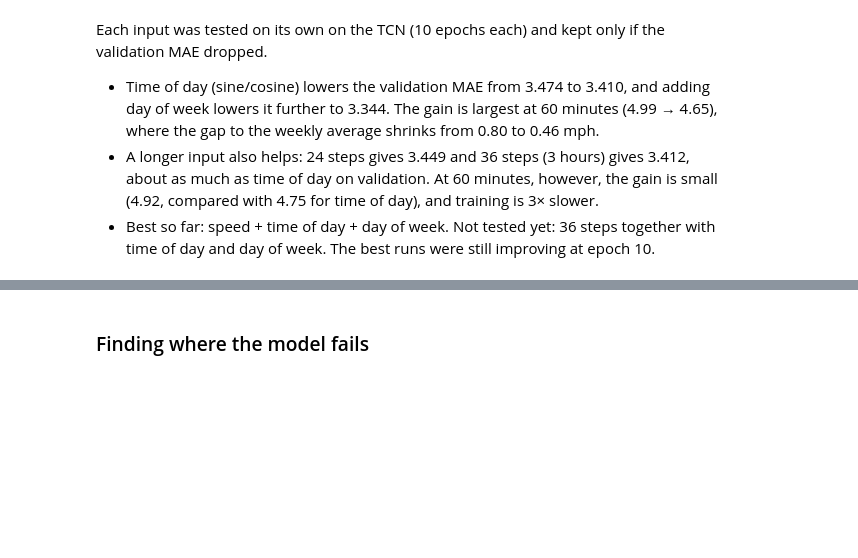
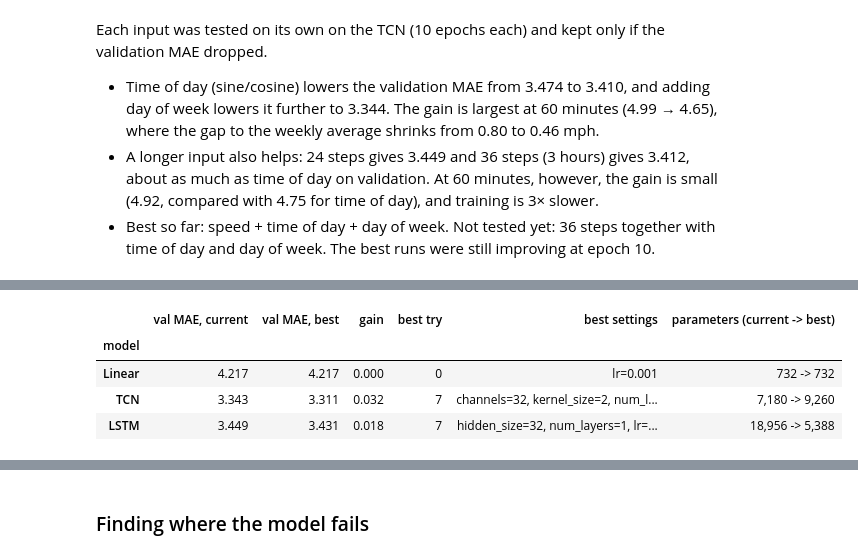
Before and after one commit to EduardCavasi/Spatial-Dependency-Modelling-in-Multivariate-Time-Series, a Jupyter notebook: notebooks/baseline_models.ipynb, the cells around one changed output, grey strips where cells are left out. Drawn from its saved outputs; the diff is of its cells as text; code cells hidden in the pictures; blank space fills up the shorter version.

```diff
--- a/notebooks/baseline_models.ipynb
+++ b/notebooks/baseline_models.ipynb
@@ -139,0 +156,22 @@ Each input was tested on its own on the TCN (10 epochs each) and kept only if th
+# %%
+import matplotlib.pyplot as plt
+import optuna
+import pandas as pd
+from matplotlib.lines import Line2D
+
+optuna.logging.set_verbosity(optuna.logging.WARNING)
+TUNED = ['Linear', 'TCN', 'LSTM']
+
+rows = []
+for name in TUNED:
+    study = optuna.load_study(study_name=name, storage='sqlite:///checkpoints/tuning/optuna.db')
+    best = study.best_trial.number                  # lowest validation MAE among the tries that finished
+    for t in study.trials:
+        curve = [t.intermediate_values[e] for e in sorted(t.intermediate_values)]   # validation MAE after each epoch
+        stopped = t.state.name == 'PRUNED'
+        role = 'current' if t.number == 0 else 'best' if t.number == best else 'stopped' if stopped else 'other'
+        rows.append({'model': name, 'try': t.number, 'role': role, 'stopped': stopped, 'curve': curve,
+                     'epochs': len(curve), 'val_mae': min(curve), **t.params,
+                     'n_params': t.user_attrs['n_params'], 'minutes': t.user_attrs['minutes']})
+tries = pd.DataFrame(rows)
+tries.groupby('model', sort=False).agg(tries=('try', 'size'), stopped_early=('stopped', 'sum'))
@@ -139,0 +301,19 @@ Each input was tested on its own on the TCN (10 epochs each) and kept only if th
+# %%
+KEYS = {'Linear': ['lr'], 'TCN': ['channels', 'kernel_size', 'num_layers', 'lr'],
+        'LSTM': ['hidden_size', 'num_layers', 'lr']}
+summary = []
+for name in TUNED:
+    sub = tries[tries.model == name].set_index('try')
+    cur, best = sub.loc[0], sub.loc[sub[~sub.stopped].val_mae.idxmin()]
+    summary.append({'model': name,
+                    'val MAE, current': round(cur.val_mae, 3), 'val MAE, best': round(best.val_mae, 3),
+                    'gain': round(cur.val_mae - best.val_mae, 3), 'best try': best.name,
+                    'best settings': ', '.join(f'{k}={best[k]:.4g}' for k in KEYS[name]),
+                    'parameters (current -> best)': f'{cur.n_params:,} -> {best.n_params:,}'})
+pd.DataFrame(summary).set_index('model')
+# %% [output]
+|  | val MAE, current | val MAE, best | gain | best try | best settings | parameters (current -> best) |
+| model |  |  |  |  |  |  |
+| Linear | 4.217 | 4.217 | 0.000 | 0 | lr=0.001 | 732 -> 732 |
+| TCN | 3.343 | 3.311 | 0.032 | 7 | channels=32, kernel_size=2, num_l... | 7,180 -> 9,260 |
+| LSTM | 3.449 | 3.431 | 0.018 | 7 | hidden_size=32, num_layers=1, lr=... | 18,956 -> 5,388 |
```
Also changed, not shown: parts of 7 cells of this notebook, 2 other files.
